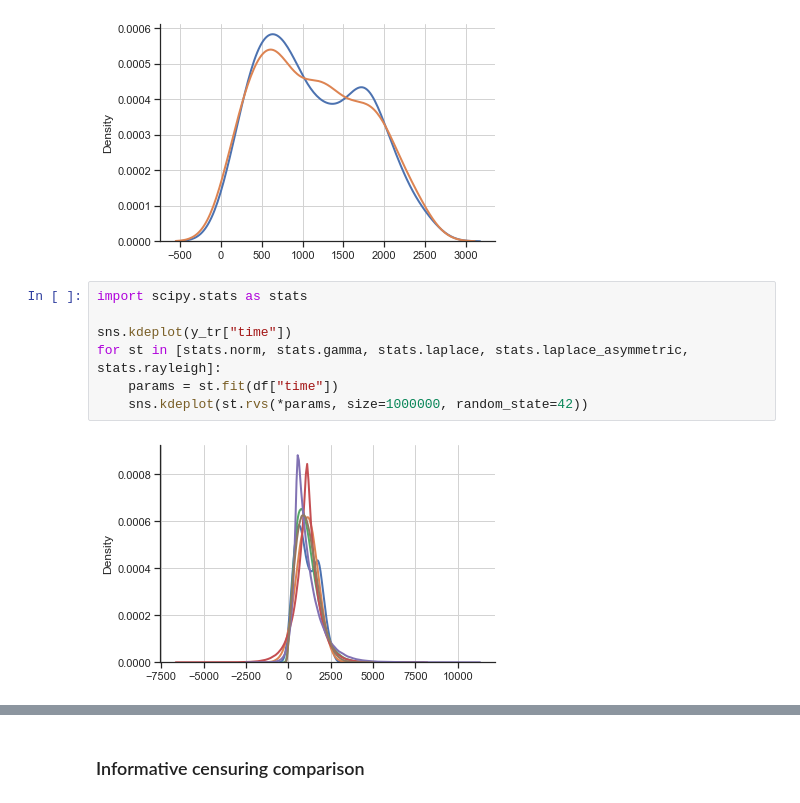
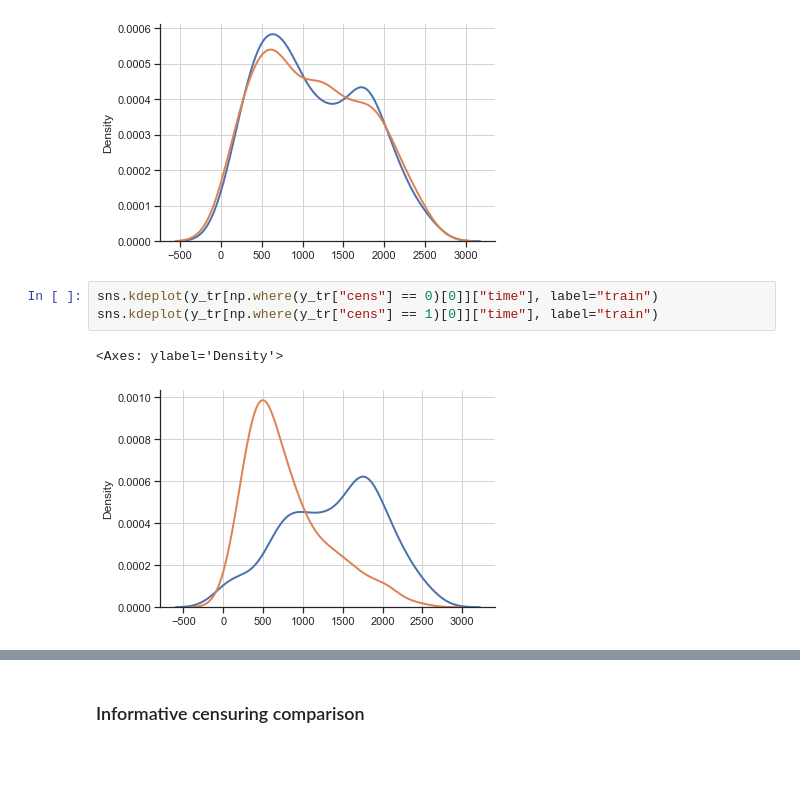
Before and after one commit to iuliivasilev/dev-survivors, a Jupyter notebook: demonstration/Articles/DistributionOfVirtualEvents/TableResults.ipynb, the cells around one changed output, grey strips where cells are left out. Cells and saved outputs as stored; diff of their text form; blank space fills up the shorter version.

```diff
--- a/demonstration/Articles/DistributionOfVirtualEvents/TableResults.ipynb
+++ b/demonstration/Articles/DistributionOfVirtualEvents/TableResults.ipynb
@@ -55,12 +55,9 @@ sns.kdeplot(y_HO["time"], label="HO")
 plt.show()
 # %% [output]
 [figure]
-# %%
-import scipy.stats as stats
-
-sns.kdeplot(y_tr["time"])
-for st in [stats.norm, stats.gamma, stats.laplace, stats.laplace_asymmetric, stats.rayleigh]:
-    params = st.fit(df["time"])
-    sns.kdeplot(st.rvs(*params, size=1000000, random_state=42))
-# %% [output]
-[figure, removed]
+# %%
+sns.kdeplot(y_tr[np.where(y_tr["cens"] == 0)[0]]["time"], label="train")
+sns.kdeplot(y_tr[np.where(y_tr["cens"] == 1)[0]]["time"], label="train")
+# %% [output]
+<Axes: ylabel='Density'>
+[figure, added]
```
Also changed, not shown: parts of 13 cells of this notebook.
